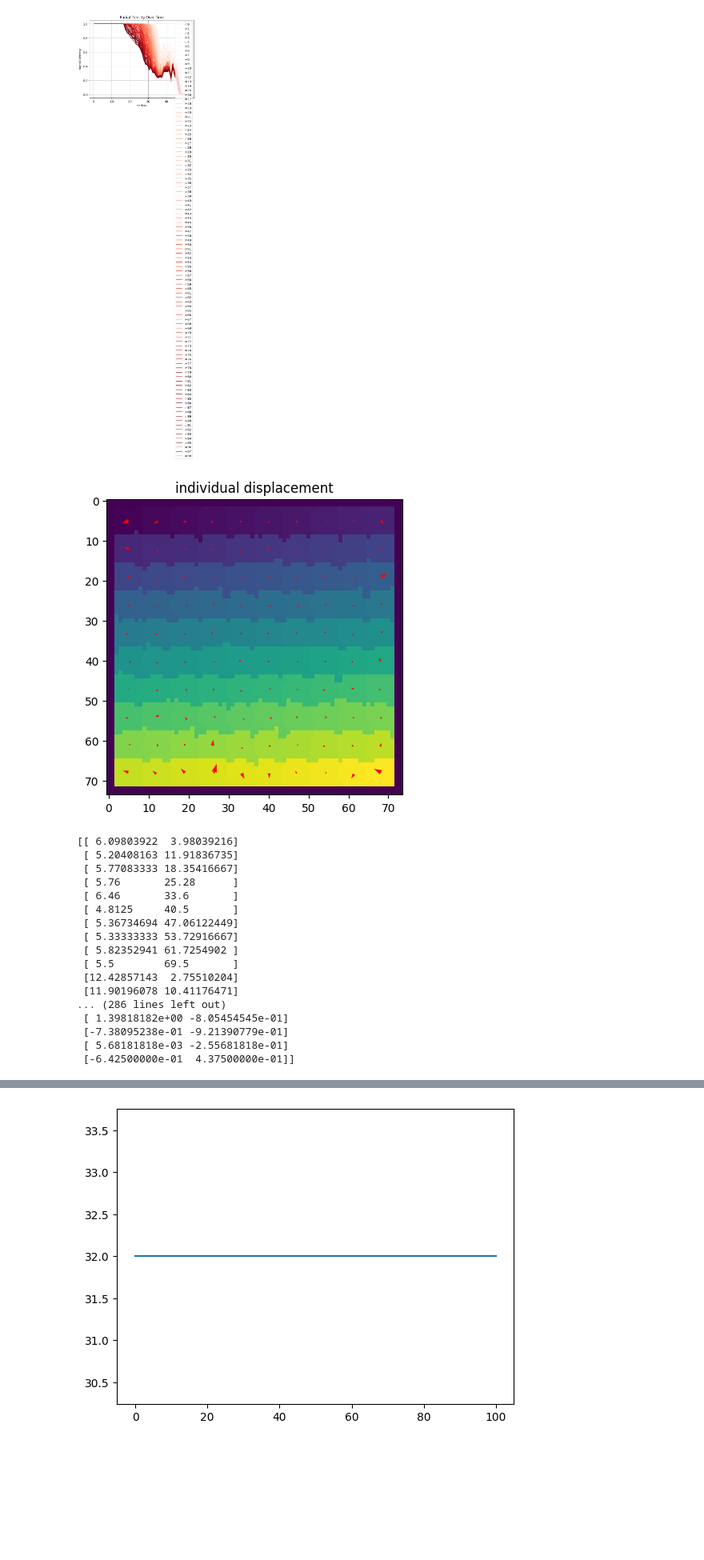
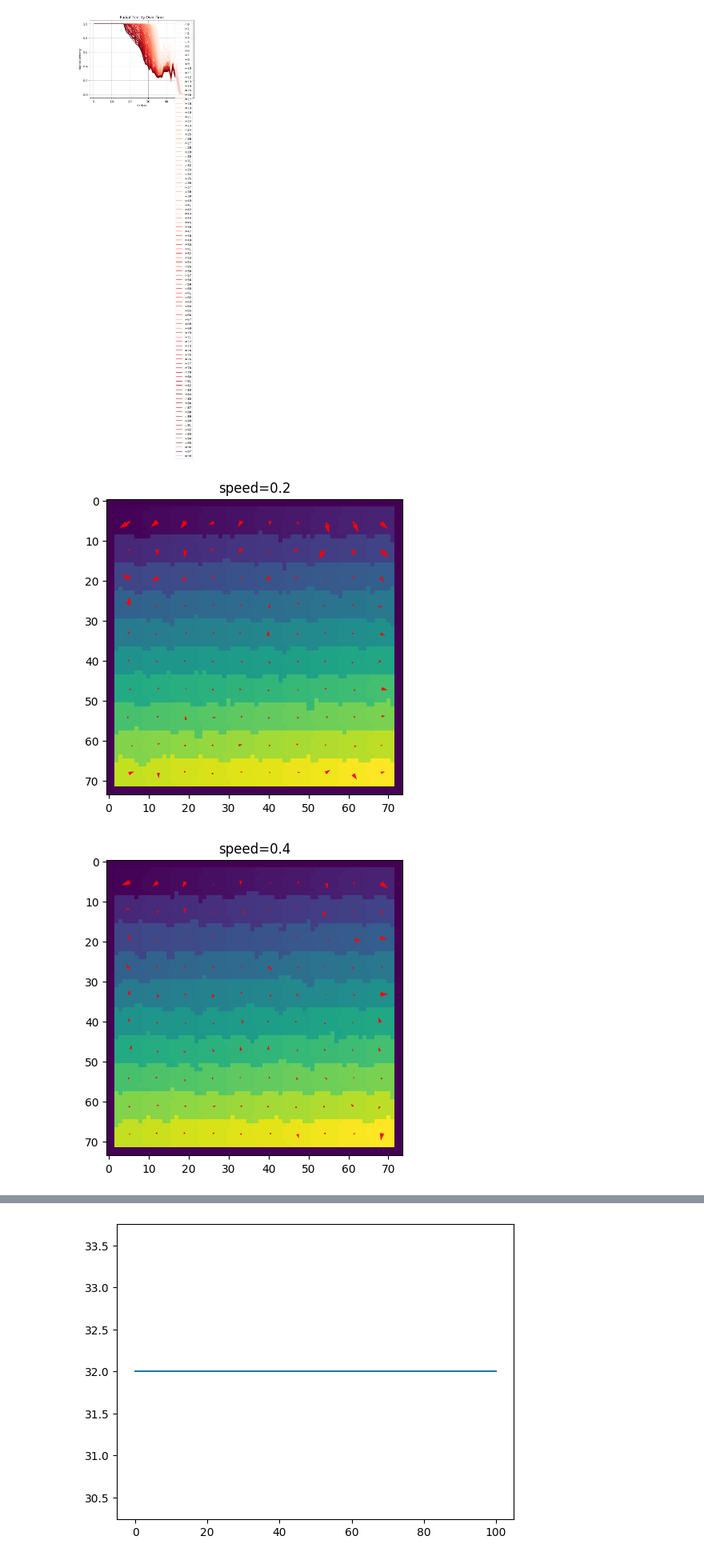
Before and after one commit to kav-kamath/MCF10A_collective_cell_migration, a Jupyter notebook: additional_plotting.ipynb, the cells around one changed output, grey strips where cells are left out. Shown at 80% size. Drawn from its saved outputs; the diff is of its cells as text; code cells hidden in the pictures; blank space fills up the shorter version.

```diff
--- a/additional_plotting.ipynb
+++ b/additional_plotting.ipynb
@@ -171,35 +171,25 @@ plt.show()
 # %% [output]
 [figure]
 # %%
-with open("trial_data/sticky_and_zero_choice/simulation_results_bar_light_1.pkl", "rb") as f:
-    sim_res = pickle.load(f)
-animate_cell_simulation(sim_res[0].cell_states, sim_res[0].event_times, fps=10)
+with open("trial_data/single_wave/simulation_results_bar_light_1.pkl", "rb") as f:
+    sim_res_k5 = pickle.load(f)
+with open("trial_data/single_wave/simulation_results_bar_light_2.pkl", "rb") as f:
+    sim_res_k10 = pickle.load(f)
+#animate_cell_simulation(sim_res_k10[4].cell_states, sim_res_k10[4].event_times, fps=10)
 #animate_light_pattern(sim_res[4].light_patterns, sim_res[0].event_times, fps=10)
 # %%
 #animate_cell_simulation(sim_res[2].cell_states, sim_res[2].event_times, fps=10)
-end, start, disp = avg_displacement(sim_res[0].cell_states[0], sim_res[0].cell_states[99])
-visualize_displacement(sim_res[2].cell_states[0], sim_res[2].cell_states[99])
-print(end)
-print("-------")
-print(start)
-print("-------")
-print(disp)
+#end, start, disp = avg_displacement(sim_res[0].cell_states[0], sim_res[0].cell_states[99])
+visualize_displacement(sim_res_k10[0].cell_states[0], sim_res_k10[0].cell_states[99], title="speed=0.2")
+visualize_displacement(sim_res_k10[1].cell_states[0], sim_res_k10[1].cell_states[99], title="speed=0.4")
+visualize_displacement(sim_res_k10[2].cell_states[0], sim_res_k10[2].cell_states[99], title="speed=0.6")
+visualize_displacement(sim_res_k10[3].cell_states[0], sim_res_k10[3].cell_states[99], title="speed=0.8")
+visualize_displacement(sim_res_k10[4].cell_states[0], sim_res_k10[4].cell_states[99], title="speed=1.0")
+#print(end)
+#print("-------")
+#print(start)
+#print("-------")
+#print(disp)
 # %% [output]
-[figure, old version]
+[figure, new version]
-[[ 6.09803922  3.98039216]
- [ 5.20408163 11.91836735]
- [ 5.77083333 18.35416667]
- [ 5.76       25.28      ]
- [ 6.46       33.6       ]
- [ 4.8125     40.5       ]
- [ 5.36734694 47.06122449]
- [ 5.33333333 53.72916667]
- [ 5.82352941 61.7254902 ]
- [ 5.5        69.5       ]
- [12.42857143  2.75510204]
- [11.90196078 10.41176471]
-... (286 lines left out)
- [ 1.39818182e+00 -8.05454545e-01]
- [-7.38095238e-01 -9.21390779e-01]
- [ 5.68181818e-03 -2.55681818e-01]
- [-6.42500000e-01  4.37500000e-01]]
+[figure, added]
```
Also changed, not shown: parts of 4 cells of this notebook, 9 other files.
